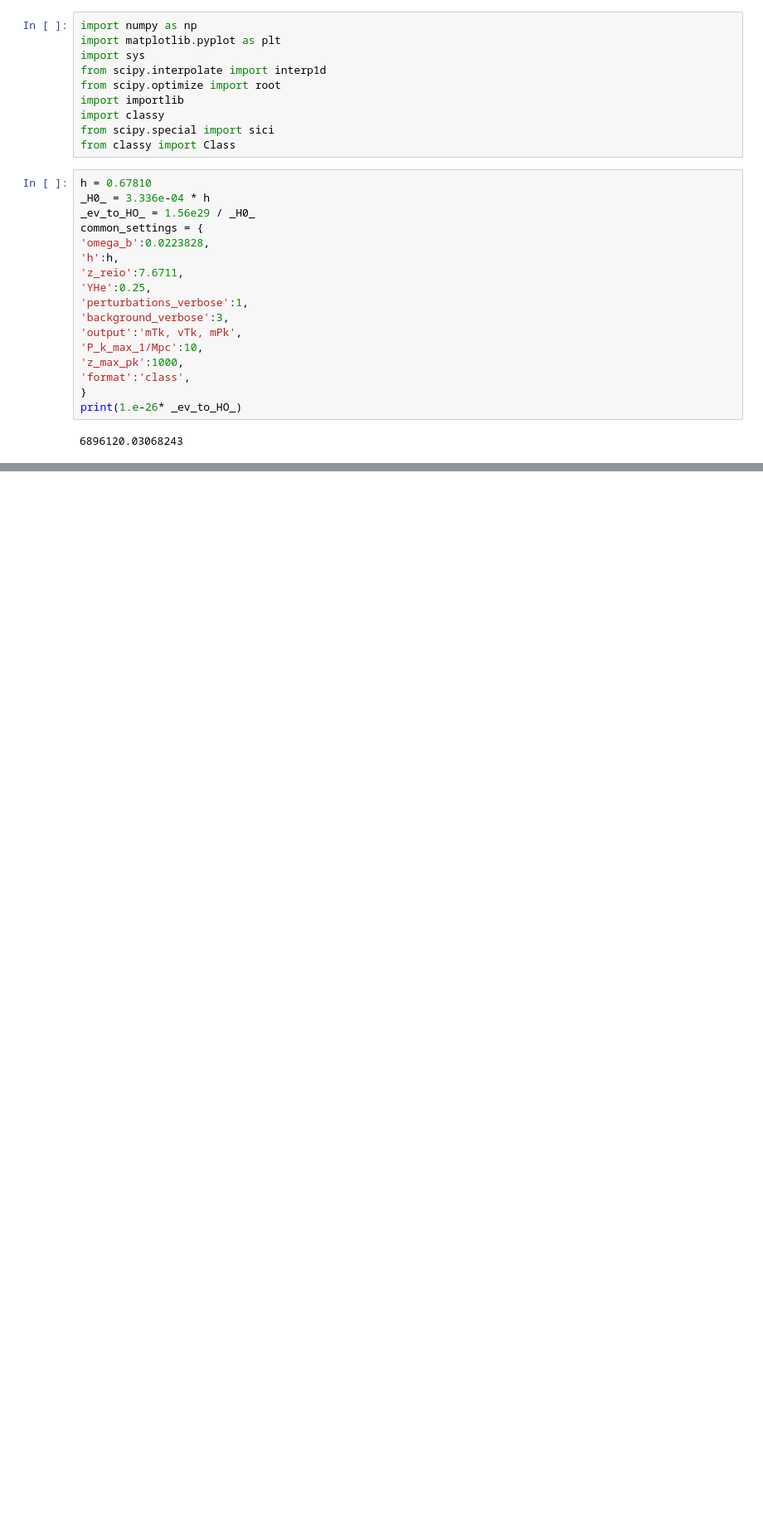
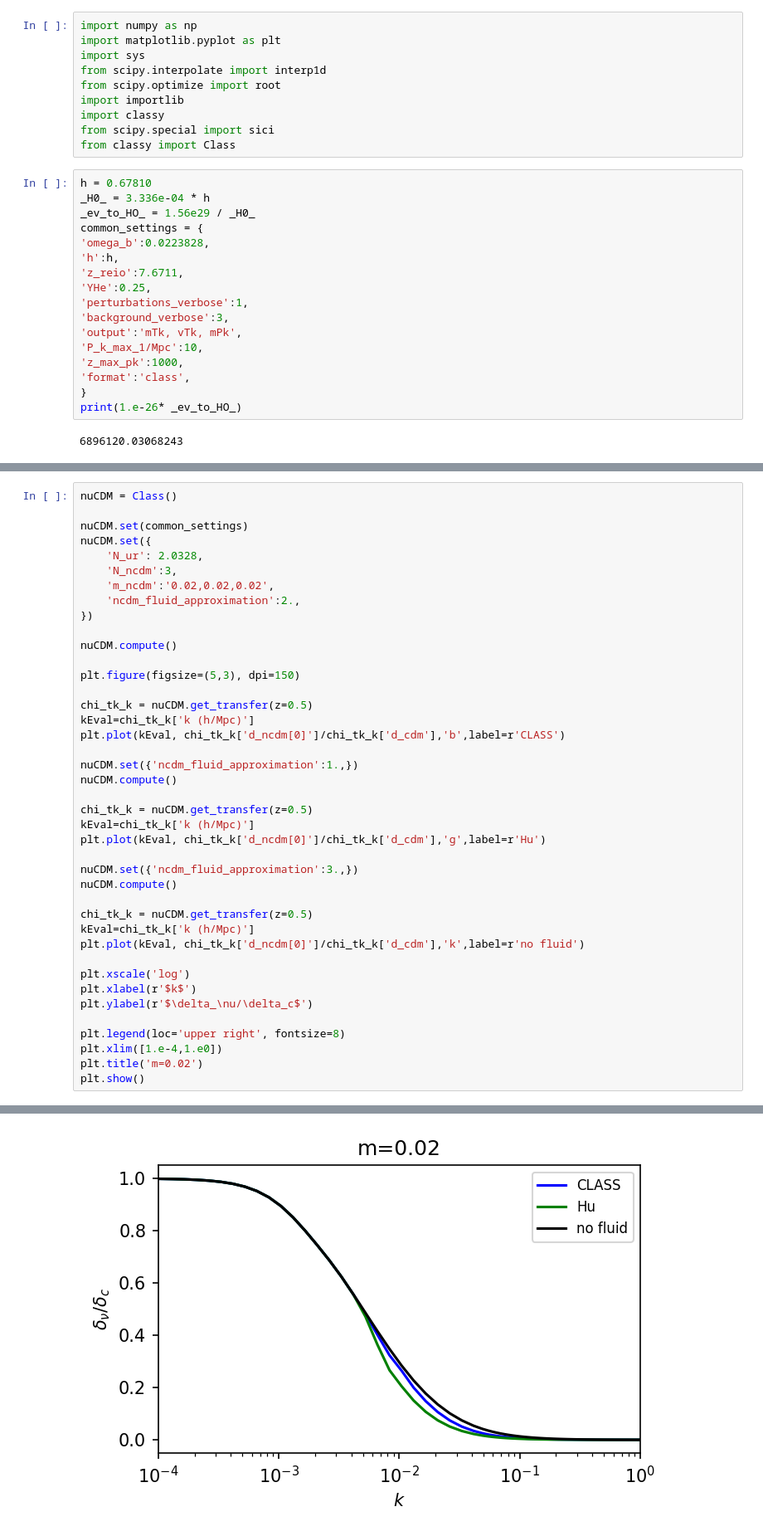
Before and after one commit to fverd/class, a Jupyter notebook: soundspeed-scripts/match_kJ.ipynb, the cells around one changed output, grey strips where cells are left out. Shown: that part at 83% size. Drawn from its saved outputs; the diff is of its cells as text; blank space fills up the shorter version.

```diff
--- a/soundspeed-scripts/match_kJ.ipynb
+++ b/soundspeed-scripts/match_kJ.ipynb
@@ -155,0 +192,42 @@ plt.show()
+# %%
+nuCDM = Class()
+
+nuCDM.set(common_settings)
+nuCDM.set({
+    'N_ur': 2.0328,
+    'N_ncdm':3,
+    'm_ncdm':'0.02,0.02,0.02',
+    'ncdm_fluid_approximation':2.,
+})
+
+nuCDM.compute()
+
+plt.figure(figsize=(5,3), dpi=150)
+
+chi_tk_k = nuCDM.get_transfer(z=0.5)
+kEval=chi_tk_k['k (h/Mpc)']
+plt.plot(kEval, chi_tk_k['d_ncdm[0]']/chi_tk_k['d_cdm'],'b',label=r'CLASS')
+
+nuCDM.set({'ncdm_fluid_approximation':1.,})
+nuCDM.compute()
+
+chi_tk_k = nuCDM.get_transfer(z=0.5)
+kEval=chi_tk_k['k (h/Mpc)']
+plt.plot(kEval, chi_tk_k['d_ncdm[0]']/chi_tk_k['d_cdm'],'g',label=r'Hu')
+
+nuCDM.set({'ncdm_fluid_approximation':3.,})
+nuCDM.compute()
+
+chi_tk_k = nuCDM.get_transfer(z=0.5)
+kEval=chi_tk_k['k (h/Mpc)']
+plt.plot(kEval, chi_tk_k['d_ncdm[0]']/chi_tk_k['d_cdm'],'k',label=r'no fluid')
+
+plt.xscale('log')
+plt.xlabel(r'$k$')
+plt.ylabel(r'$\delta_\nu/\delta_c$')
+
+plt.legend(loc='upper right', fontsize=8)
+plt.xlim([1.e-4,1.e0])
+plt.title('m=0.02')
+plt.show()
+# %% [output]
@@ -155,0 +251 @@ plt.show()
+[figure, added]
```
Also changed, not shown: parts of 9 cells of this notebook, 1 other file.
